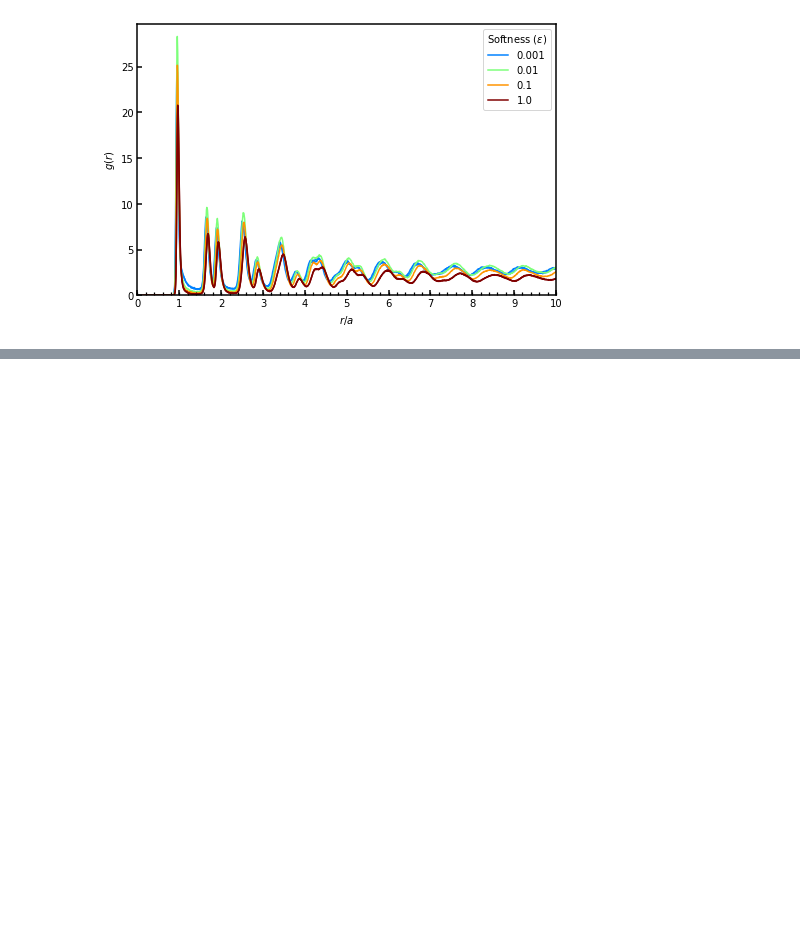
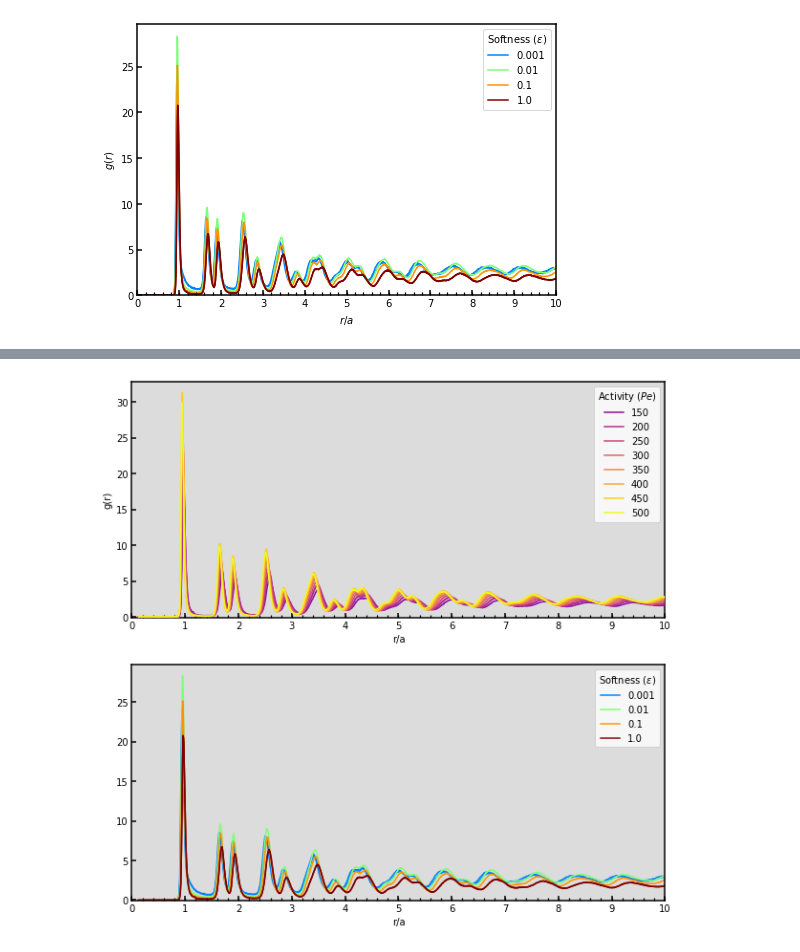
Before and after one commit to kolbt/whingdingdilly, a Jupyter notebook: ipython/clusters_soft/rdfs/process_rdf.ipynb, the cells around one changed output, grey strips where cells are left out. Drawn from its saved outputs; the diff is of its cells as text; code cells hidden in the pictures; blank space fills up the shorter version.

```diff
--- a/ipython/clusters_soft/rdfs/process_rdf.ipynb
+++ b/ipython/clusters_soft/rdfs/process_rdf.ipynb
@@ -461,0 +462,64 @@ plt.close()
+# %%
+# Let's plot all of these things together
+fig = plt.figure(figsize=(10, 10))
+gs = plt.GridSpec(2, 1, wspace=0.1, hspace=0.2)
+ax = []
+ax.append(plt.subplot(gs[0, 0]))
+ax.append(plt.subplot(gs[1, 0]))
+# ax.append(plt.subplot(gs[1, :]))
+
+# Plot upper left: varied Pe
+for i in range(0, len(all_rdf)):
+    if params['eps'][i] == 1. and params['pe'][i] > 100 and params['phi'][i] == 55:
+        mmax = max(all_rdf[i]['g(r)'])
+        ax[0].plot(all_rdf[i]['r'] / params['lat'][i], all_rdf[i]['g(r)'],
+                c=plt.cm.plasma(params['pe'][i]/500.), lw=1.5,
+                label=int(params['pe'][i]), zorder=params['pe'][i])
+
+handles, labels = ax[0].get_legend_handles_labels()
+for i in range(0, len(labels)):
+    for j in range(0, len(labels)):
+        if labels[j] < labels[i] and j > i:
+            labels[i], labels[j] = labels[j], labels[i]
+            handles[i], handles[j] = handles[j], handles[i]
+by_label = OrderedDict(zip(labels, handles))
+ax[0].legend(by_label.values(), by_label.keys(), title=r'Activity $(Pe)$')
+
+# Plot upper right: varied ep
+for i in range(0, len(all_rdf)):
+    if params['pe'][i] == 200. and params['phi'][i] == 55 and params['eps'][i] > 0.0001:
+        mmax = max(all_rdf[i]['g(r)'])
+        ax[1].plot(all_rdf[i]['r'] / params['lat'][i], all_rdf[i]['g(r)'],
+                c=plt.cm.jet((np.log10(params['eps'][i])+4.)/4.), lw=1.5,
+                label=params['eps'][i], zorder=params['eps'][i])
+
+handles, labels = ax[1].get_legend_handles_labels()
+by_label = OrderedDict(zip(labels, handles))
+ax[1].legend(by_label.values(), by_label.keys(), title=r'Softness $(\epsilon)$')
+
+
+
+ax[0].set_ylabel(r'g(r)')
+# ax[2].set_ylabel(r'g(r)')
+for i in range(0, len(ax)):
+    ax[i].set_ylim(-0.1,)
+    ax[i].set_xlabel(r'r/a')
+    ax[i].set_xlim(0.0, 10.)
+    # Set the x and y minor ticks
+    loc = ticker.MultipleLocator(base=1.)
+    ax[i].xaxis.set_major_locator(loc)
+    loc = ticker.MultipleLocator(base=0.2)
+    ax[i].xaxis.set_minor_locator(loc)
+    # Tick width and height
+    ax[i].xaxis.set_tick_params(width=1.5, size=5.)
+    ax[i].yaxis.set_tick_params(width=1.5, size=5.)
+    ax[i].xaxis.set_tick_params(which='minor', width=1.25, size=3.)
+    ax[i].yaxis.set_tick_params(which='minor', width=1.25, size=3.)
+    ax[i].set_facecolor('#DCDCDC')
+
+# plt.savefig('rdf_comparison.pdf', dpi=200)
+plt.savefig('rdf_comparison.pdf', bbox_inches='tight', pad_inches=0.02, dpi=1000)
+plt.show()
+plt.close()
+# %% [output]
+[figure, added]
```
Also changed, not shown: parts of 1 cell of this notebook, 4 other files.
